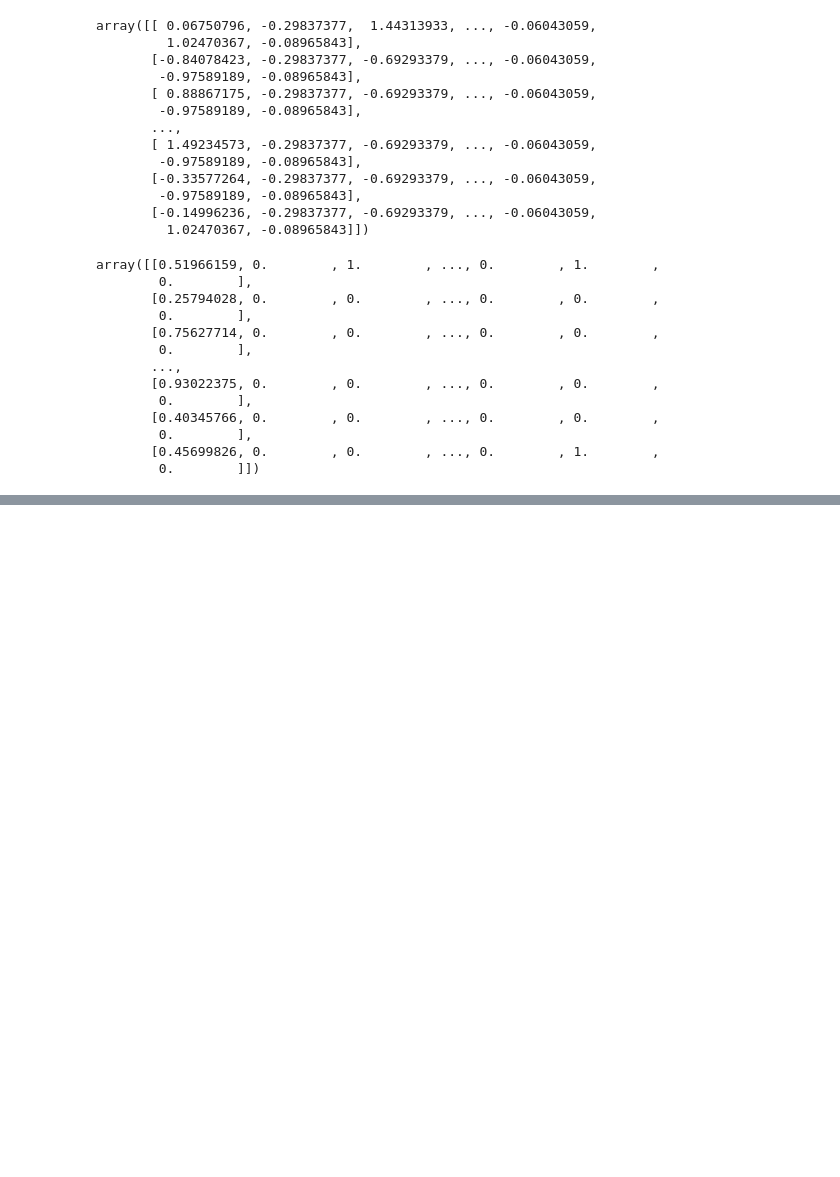
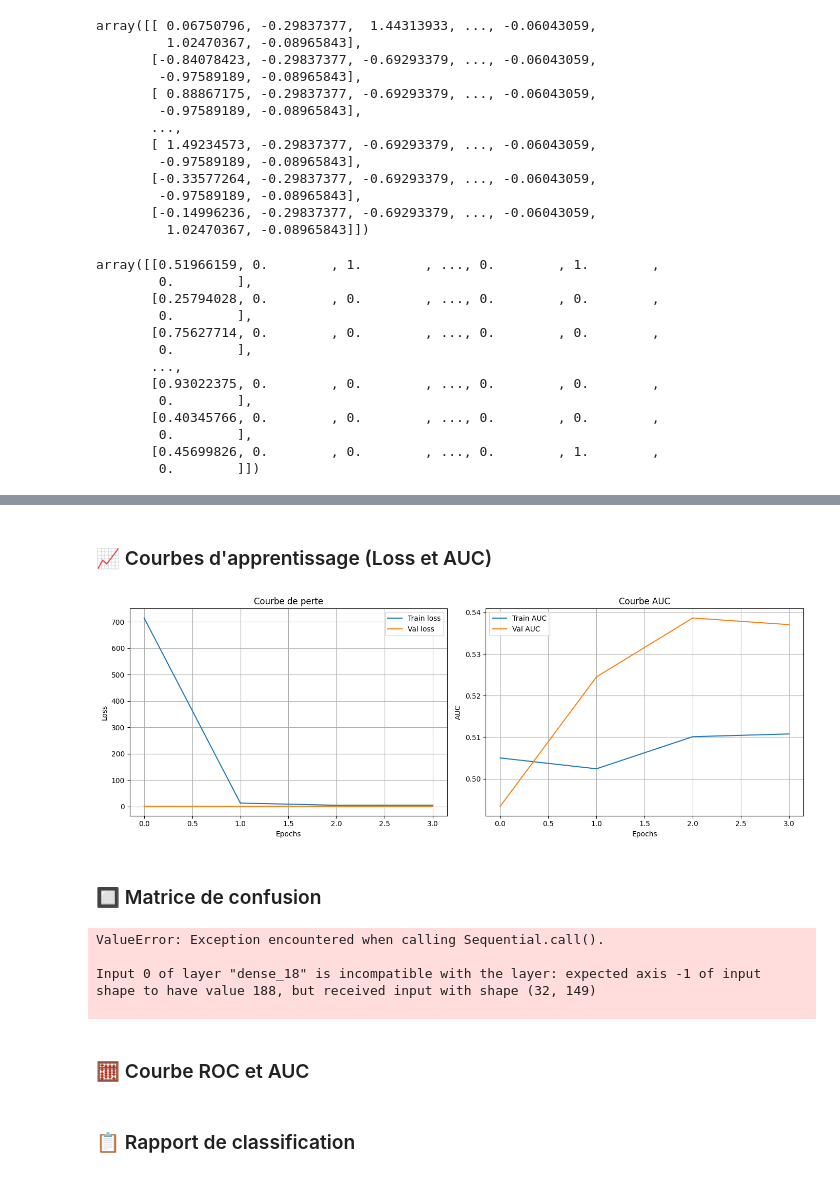
Before and after one commit to yasser3434/Home-Credit-Default-Risk, a Jupyter notebook: src/notebooks/analyse_données.ipynb, the cells around one changed output, grey strips where cells are left out. Cells and saved outputs as stored; diff of their text form; code cells hidden in the pictures; blank space fills up the shorter version.

Commit message:
modeles

```diff
--- a/src/notebooks/analyse_données.ipynb
+++ b/src/notebooks/analyse_données.ipynb
@@ -365,11 +384,11 @@ array([[0.51966159, 0.        , 1.        , ..., 0.        , 1.        ,
 # %%
-model = XGBClassifier(use_label_encoder=False, eval_metric='logloss')
-model.fit(X_train_norm, y_train_resampled)
+# model = XGBClassifier(use_label_encoder=False, eval_metric='logloss')
+# model.fit(X_train_norm, y_train_resampled)
 
-y_pred = model.predict(X_test_norm)
+# y_pred = model.predict(X_test_norm)
 
-accuracy = accuracy_score(y_test, y_pred)
-print(f'Accuracy: {accuracy:.4f}')
+# accuracy = accuracy_score(y_test, y_pred)
+# print(f'Accuracy: {accuracy:.4f}')
 
-# Afficher le rapport de classification mis à jour
-print("Classification Report:\n", classification_report(y_test, y_pred))
+# # Afficher le rapport de classification mis à jour
+# print("Classification Report:\n", classification_report(y_test, y_pred))
@@ -500,0 +582,52 @@ weighted avg       0.86      0.86      0.86     61503
+# %% [markdown]
+### 📈 Courbes d'apprentissage (Loss et AUC)
+# %%
+# Affichage des courbes d'entraînement
+history = model.history
+
+plt.figure(figsize=(14, 5))
+
+# Courbe Loss
+plt.subplot(1, 2, 1)
+plt.plot(history.history['loss'], label='Train loss')
+plt.plot(history.history['val_loss'], label='Val loss')
+plt.title("Courbe de perte")
+plt.xlabel("Epochs")
+plt.ylabel("Loss")
+plt.legend()
+plt.grid(True)
+
+# Courbe AUC
+plt.subplot(1, 2, 2)
+plt.plot(history.history['AUC'], label='Train AUC')
+plt.plot(history.history['val_AUC'], label='Val AUC')
+plt.title("Courbe AUC")
+plt.xlabel("Epochs")
+plt.ylabel("AUC")
+plt.legend()
+plt.grid(True)
+
+plt.tight_layout()
+plt.show()
+# %% [output]
+[figure, added]
+# %% [markdown]
+### 🔲 Matrice de confusion
+# %%
+from sklearn.metrics import confusion_matrix, ConfusionMatrixDisplay
+
+y_pred_proba = model.predict(X_test_pca)
+y_pred_class = (y_pred_proba >= 0.5).astype(int)
+
+cm = confusion_matrix(y_test, y_pred_class)
+disp = ConfusionMatrixDisplay(confusion_matrix=cm)
+disp.plot(cmap='Blues')
+plt.title("Matrice de confusion")
+plt.show()
+# %% [output]
+ValueError: Exception encountered when calling Sequential.call().
+
+Input 0 of layer "dense_18" is incompatible with the layer: expected axis -1 of input shape to have value 188, but received input with shape (32, 149)
+
+# %% [markdown]
+### 🧮 Courbe ROC et AUC
@@ -500,0 +649,2 @@ weighted avg       0.86      0.86      0.86     61503
+# %% [markdown]
+### 📋 Rapport de classification
```
Also changed, not shown: parts of 44 cells of this notebook.
